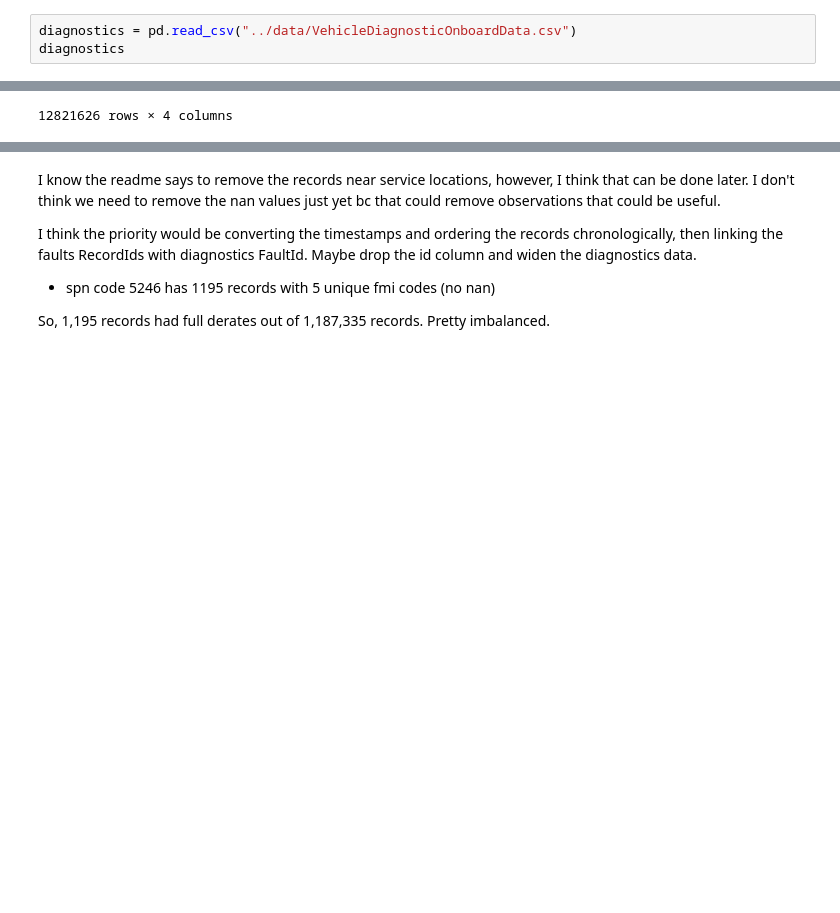
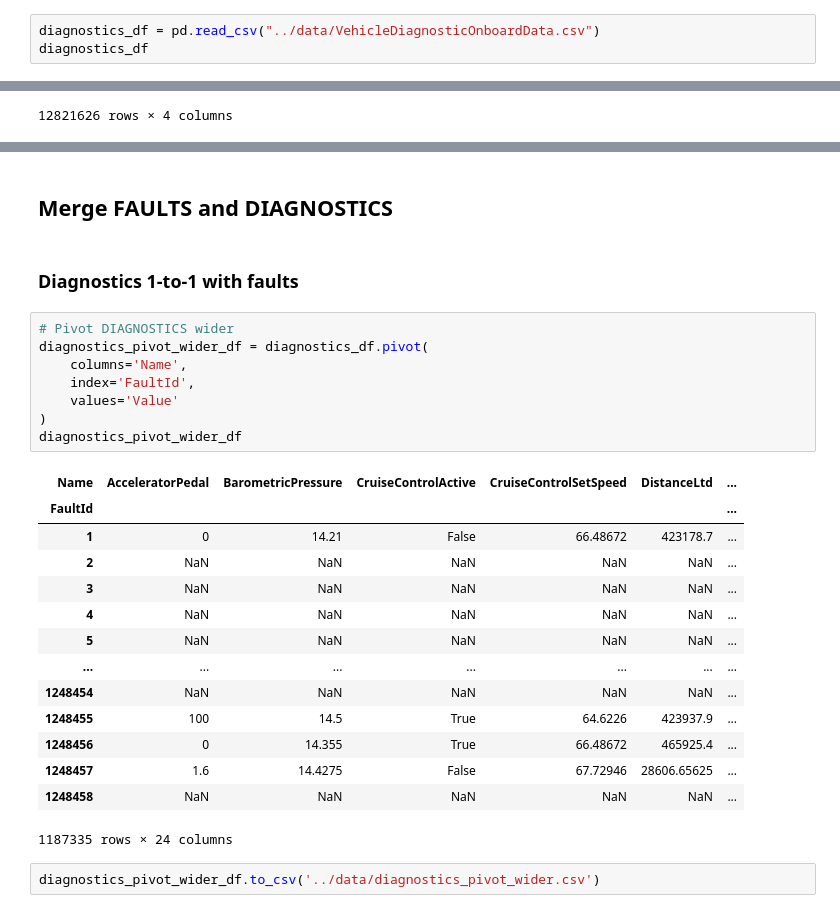
Before and after one commit to nss-data-science-cohort-9/big-g-label_free, a Jupyter notebook: notebooks/data_exploration.ipynb, the cells around one changed output, grey strips where cells are left out. Saved outputs shown, nothing was run; the diff lists cells and outputs as text; blank space fills up the shorter version.

```diff
--- a/notebooks/data_exploration.ipynb
+++ b/notebooks/data_exploration.ipynb
@@ -55,6 +62,6 @@ faults['LocationTimeStamp'] = pd.to_datetime(faults['LocationTimeStamp'])
 # %%
-diagnostics = pd.read_csv("../data/VehicleDiagnosticOnboardData.csv")
-diagnostics
+diagnostics_df = pd.read_csv("../data/VehicleDiagnosticOnboardData.csv")
+diagnostics_df
 # %% [output]
 |  | Id | Name | Value | FaultId |
 | 0 | 1 | IgnStatus | False | 1 |
@@ -169,8 +150,29 @@ faults[faults['spn'] == 5246]
-# %% [markdown]
-I know the readme says to remove the records near service locations, however, I think that can be done later. I don't think we need to remove the nan values just yet bc that could remove observations that could be useful.
-
-I think the priority would be converting the timestamps and ordering the records chronologically, then linking the faults RecordIds with diagnostics FaultId. Maybe drop the id column and widen the diagnostics data.
-
-* spn code 5246 has 1195 records with 5 unique fmi codes (no nan)
-
-So, 1,195 records had full derates out of 1,187,335 records. Pretty imbalanced.
+# %% [markdown]
+## Merge FAULTS and DIAGNOSTICS
+# %% [markdown]
+### Diagnostics 1-to-1 with faults
+# %%
+# Pivot DIAGNOSTICS wider
+diagnostics_pivot_wider_df = diagnostics_df.pivot(
+    columns='Name',
+    index='FaultId',
+    values='Value'
+)
+diagnostics_pivot_wider_df
+# %% [output]
+| Name | AcceleratorPedal | BarometricPressure | CruiseControlActive | CruiseControlSetSpeed | DistanceLtd | ... |
+| FaultId |  |  |  |  |  | ... |
+| 1 | 0 | 14.21 | False | 66.48672 | 423178.7 | ... |
+| 2 | NaN | NaN | NaN | NaN | NaN | ... |
+| 3 | NaN | NaN | NaN | NaN | NaN | ... |
+| 4 | NaN | NaN | NaN | NaN | NaN | ... |
+| 5 | NaN | NaN | NaN | NaN | NaN | ... |
+| ... | ... | ... | ... | ... | ... | ... |
+| 1248454 | NaN | NaN | NaN | NaN | NaN | ... |
+| 1248455 | 100 | 14.5 | True | 64.6226 | 423937.9 | ... |
+| 1248456 | 0 | 14.355 | True | 66.48672 | 465925.4 | ... |
+| 1248457 | 1.6 | 14.4275 | False | 67.72946 | 28606.65625 | ... |
+| 1248458 | NaN | NaN | NaN | NaN | NaN | ... |
+1187335 rows × 24 columns
+# %%
+diagnostics_pivot_wider_df.to_csv('../data/diagnostics_pivot_wider.csv')
```
Also changed, not shown: parts of 25 cells of this notebook.
